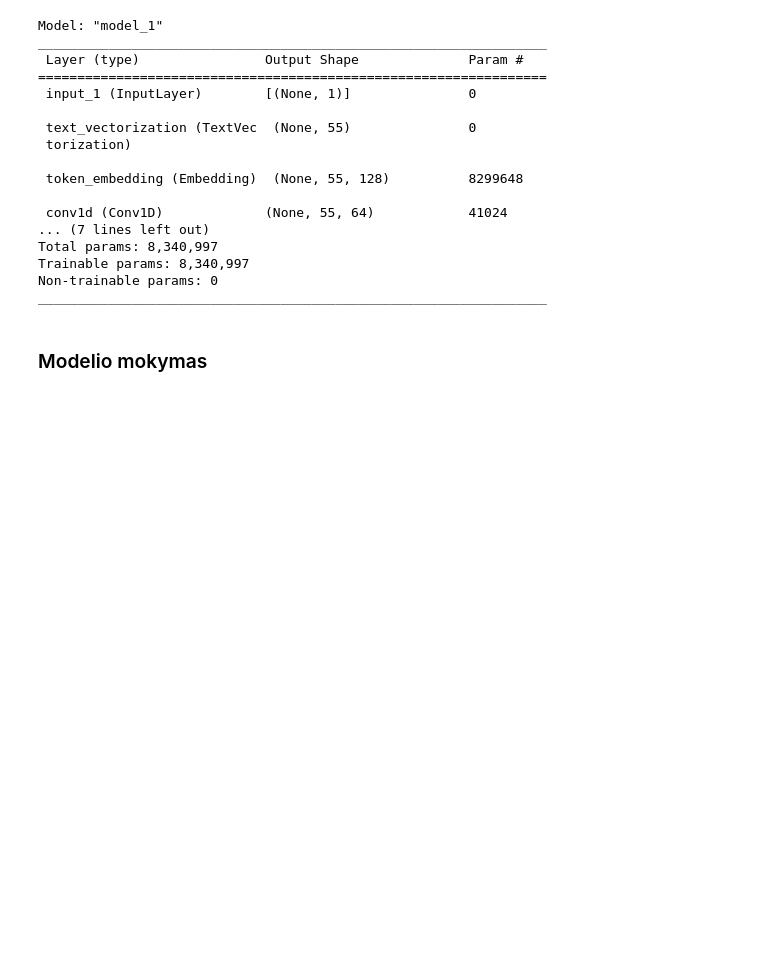
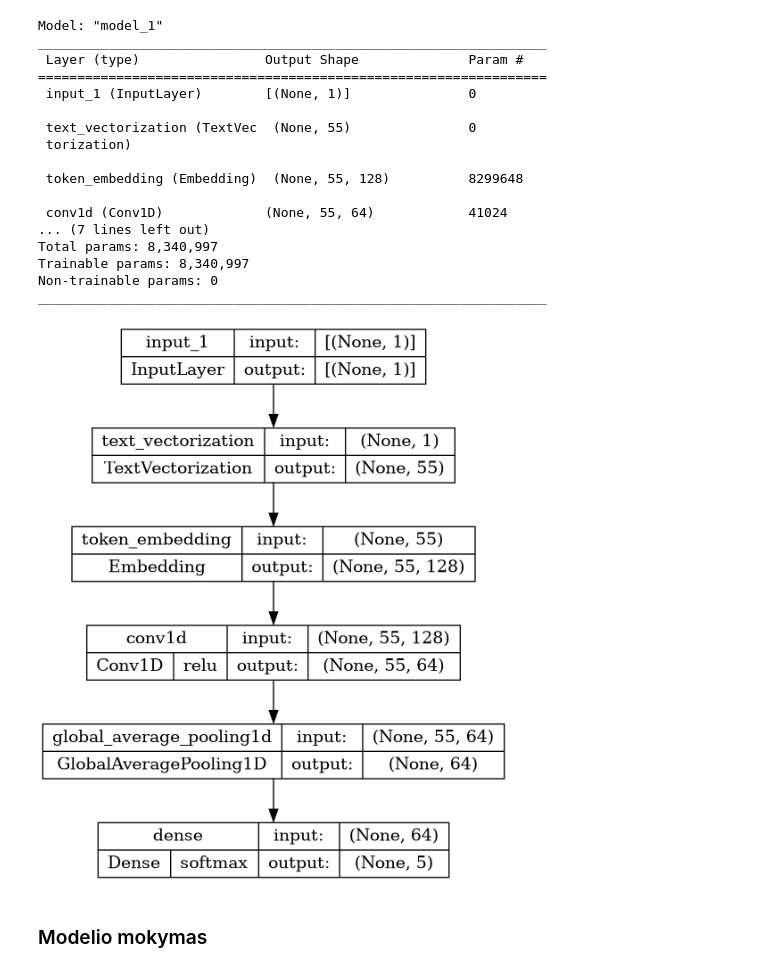
Before and after one commit to gisora/ptu8-final-project, a Jupyter notebook: nuosekliu_sakiniu_klasifikavimas.ipynb, the cells around one changed output. Drawn from its saved outputs; the diff is of its cells as text; code cells hidden in the pictures; blank space fills up the shorter version.

Commit message:
pridėtos modelių 1, 2, 3 diagramos

```diff
--- a/nuosekliu_sakiniu_klasifikavimas.ipynb
+++ b/nuosekliu_sakiniu_klasifikavimas.ipynb
@@ -663,8 +663,10 @@ Non-trainable params: 0
 _________________________________________________________________
 # %%
 # modelio diagramos sudarymas
-# from keras.utils import plot_model
-# plot_model(model_1, show_shapes=True)
+from keras.utils import plot_model
+plot_model(model_1, show_shapes=True, show_layer_activations=True, to_file="model-img/m1.png")
+# %% [output]
+[figure, added]
 # %% [markdown]
 ### Modelio mokymas
 # %% [markdown]
```
Also changed, not shown: parts of 26 cells of this notebook, 3 other files.
